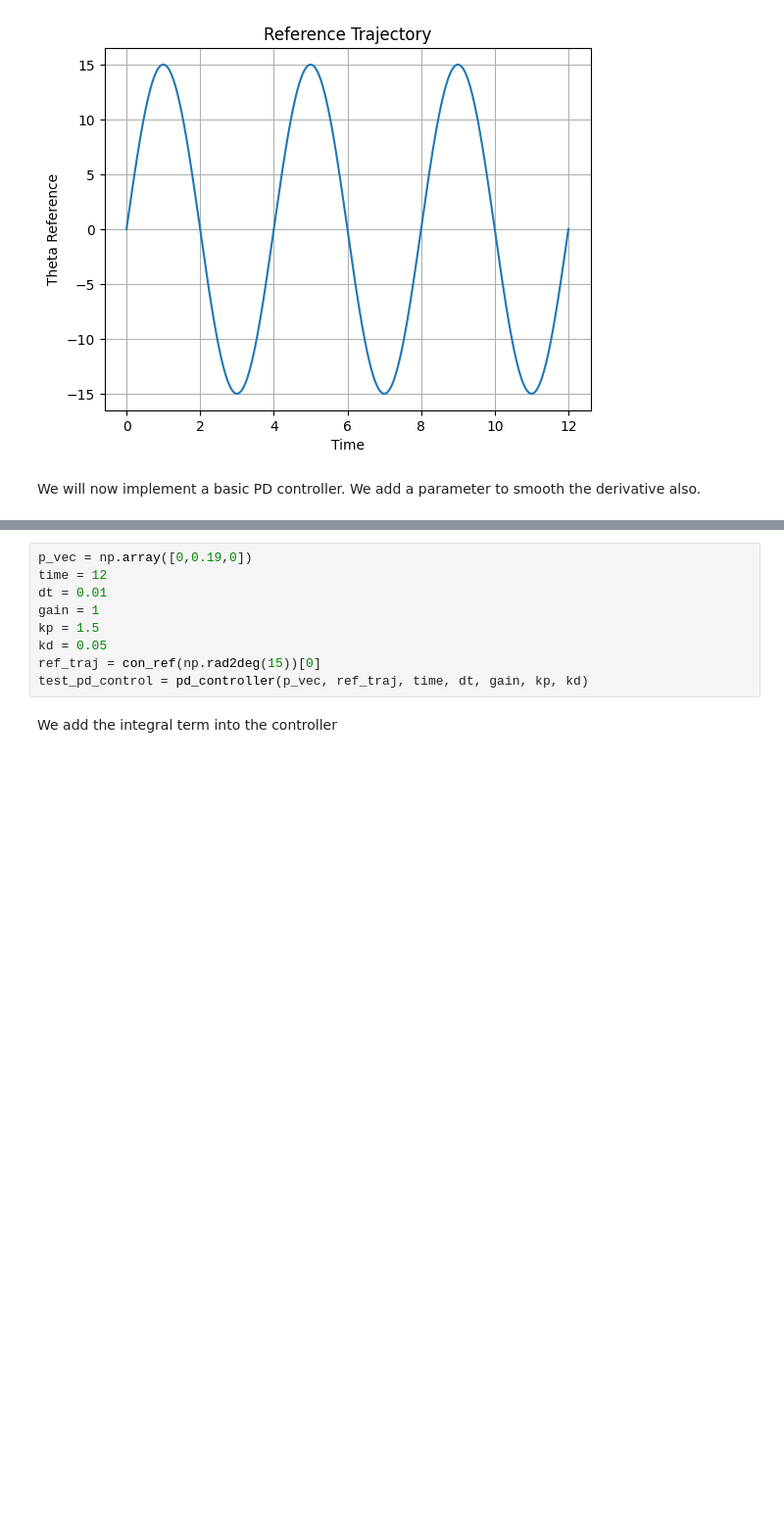
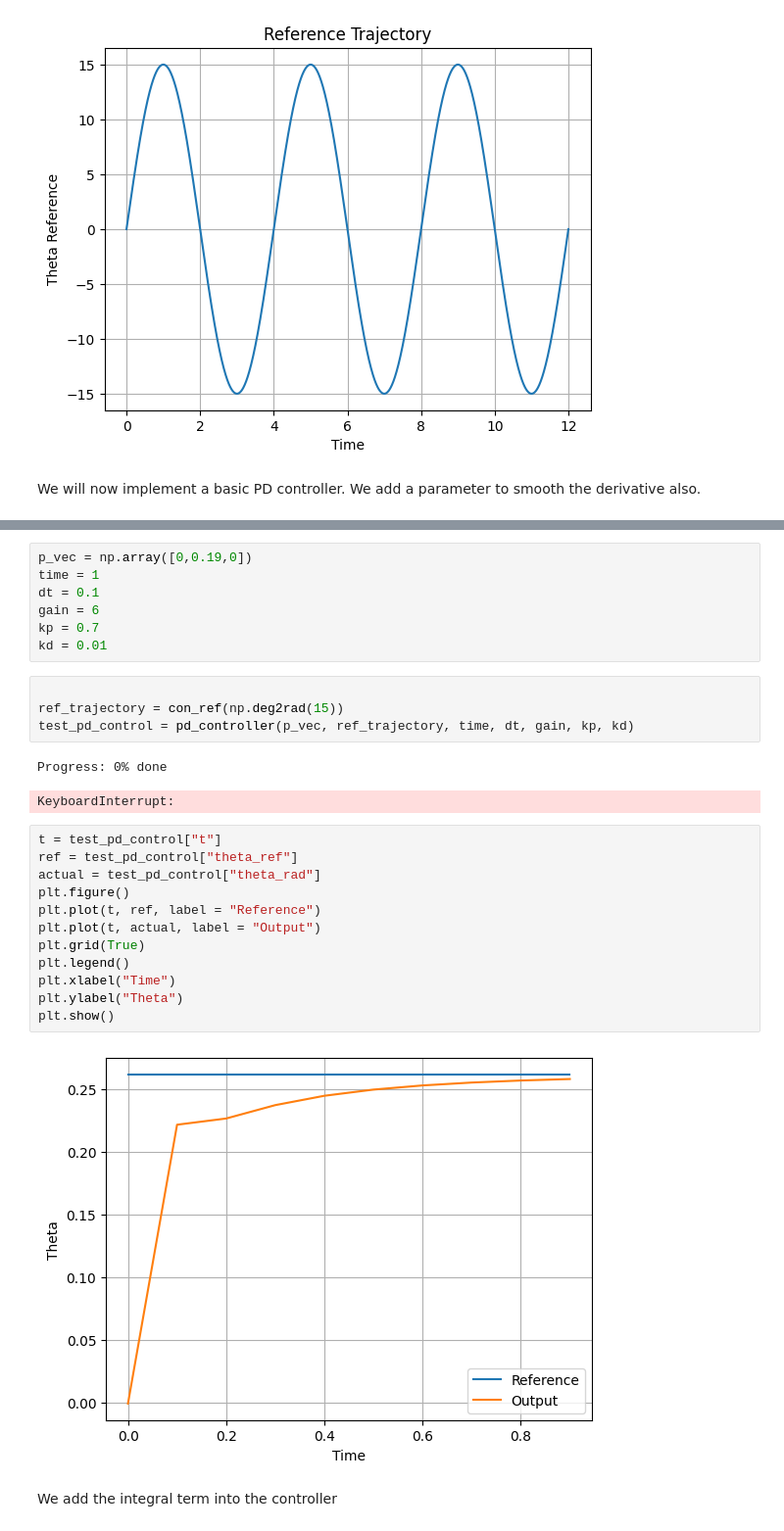
Before and after one commit to jhiltonjones/road_to_paper, a Jupyter notebook: pid_controller.ipynb, the cells around one changed output, grey strips where cells are left out. Shown: that part at 98% size. Saved outputs shown, nothing was run; the diff lists cells and outputs as text; blank space fills up the shorter version.

Commit message:
Devleopment of pd and pid controller with dynamic and constant trajectory

```diff
--- a/pid_controller.ipynb
+++ b/pid_controller.ipynb
@@ -81,13 +101,32 @@ def pd_controller(p_vec, ref_traj, time, dt, gain, kp, kd):
     )
+# %%
+p_vec = np.array([0,0.19,0])
+time = 1
+dt = 0.1
+gain = 6
+kp = 0.7
+kd = 0.01
 # %%
-p_vec = np.array([0,0.19,0])
-time = 12
-dt = 0.01
-gain = 1
-kp = 1.5
-kd = 0.05
-ref_traj = con_ref(np.rad2deg(15))[0]
-test_pd_control = pd_controller(p_vec, ref_traj, time, dt, gain, kp, kd)
+
+ref_trajectory = con_ref(np.deg2rad(15))
+test_pd_control = pd_controller(p_vec, ref_trajectory, time, dt, gain, kp, kd)
+# %% [output]
+Progress: 0% done
+KeyboardInterrupt:
+# %%
+t = test_pd_control["t"]
+ref = test_pd_control["theta_ref"]
+actual = test_pd_control["theta_rad"]
+plt.figure()
+plt.plot(t, ref, label = "Reference")
+plt.plot(t, actual, label = "Output")
+plt.grid(True)
+plt.legend()
+plt.xlabel("Time")
+plt.ylabel("Theta")
+plt.show()
+# %% [output]
+[figure, added]
 # %% [markdown]
 We add the integral term into the controller
 # %%
```
Also changed, not shown: parts of 10 cells of this notebook.
